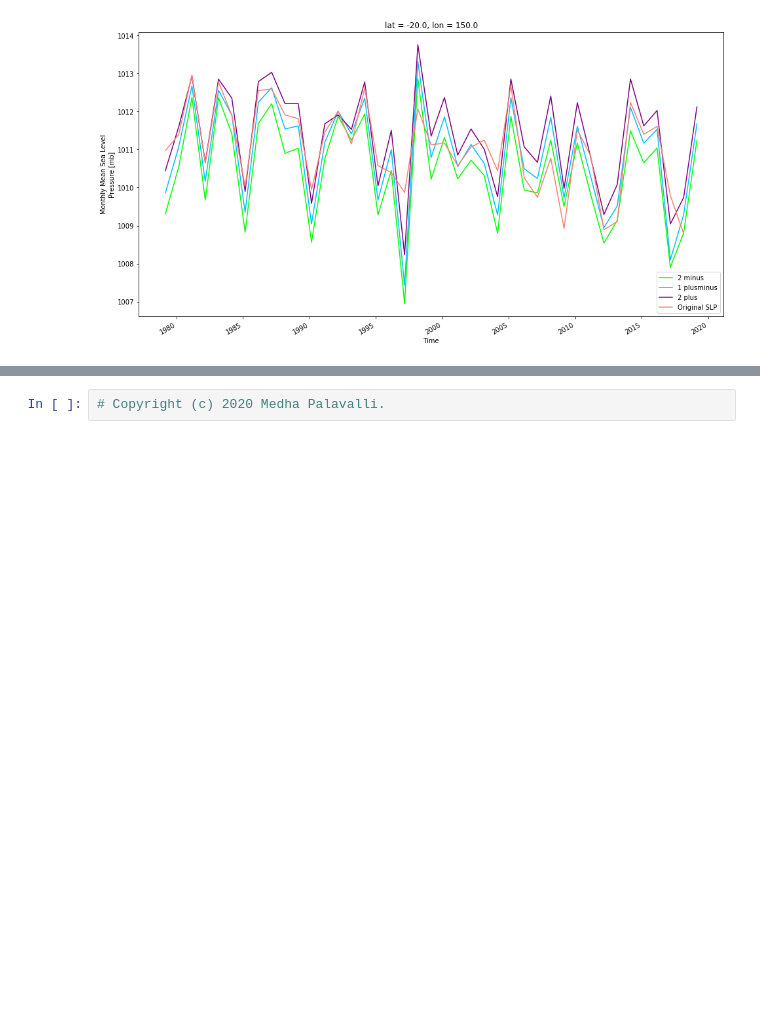
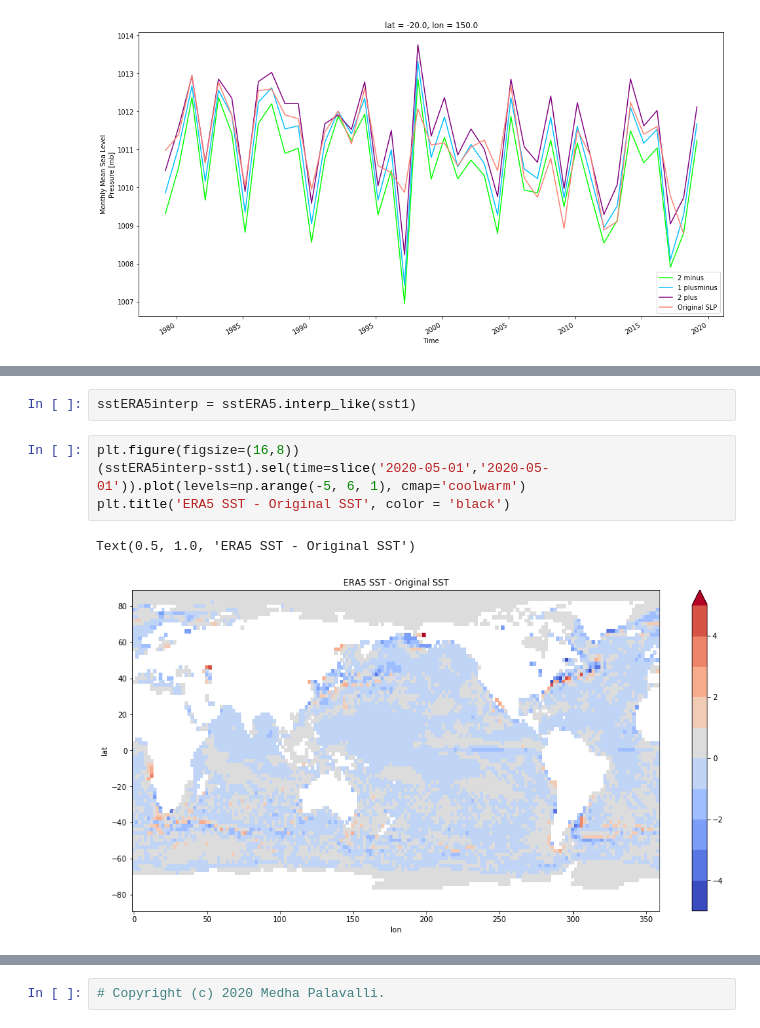
Before and after one commit to medhap02/AllIndiaRainfall, a Jupyter notebook: src/ERA5DatasetComparisons.ipynb, the cells around one changed output, grey strips where cells are left out. Drawn from its saved outputs; the diff is of its cells as text; blank space fills up the shorter version.

```diff
--- a/src/ERA5DatasetComparisons.ipynb
+++ b/src/ERA5DatasetComparisons.ipynb
@@ -210,0 +256,9 @@ plt.legend(loc='lower right')
+# %%
+sstERA5interp = sstERA5.interp_like(sst1)
+# %%
+plt.figure(figsize=(16,8))
+(sstERA5interp-sst1).sel(time=slice('2020-05-01','2020-05-01')).plot(levels=np.arange(-5, 6, 1), cmap='coolwarm')
+plt.title('ERA5 SST - Original SST', color = 'black')
+# %% [output]
+Text(0.5, 1.0, 'ERA5 SST - Original SST')
+[figure, added]
```
Also changed, not shown: parts of 10 cells of this notebook.
